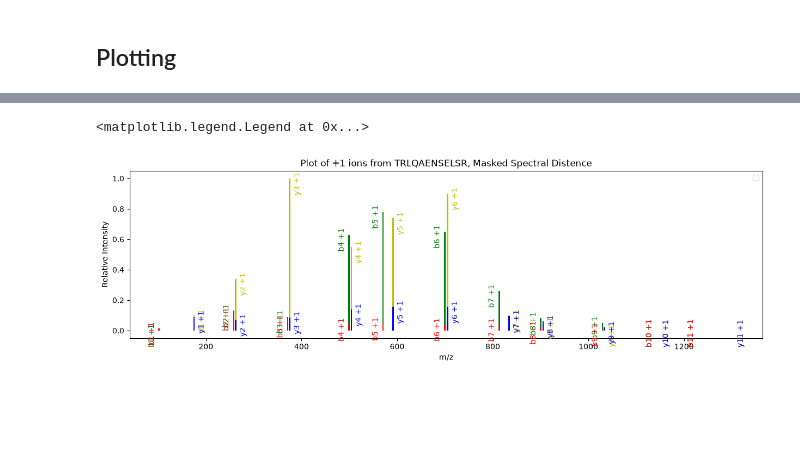
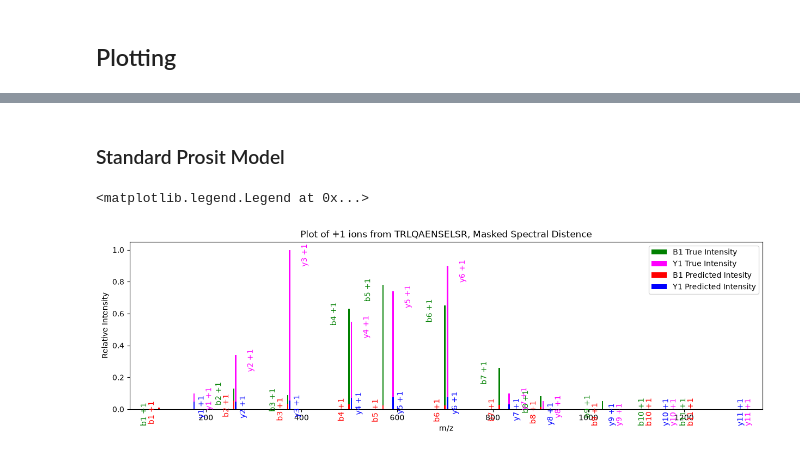
Before and after one commit to Saphcas/dlomix, a Jupyter notebook: notebooks/uncertainty_aware_plotting_examples/plotting_ua_vs_msd.ipynb, the cells around one changed output, grey strips where cells are left out. Saved outputs shown, nothing was run; the diff lists cells and outputs as text; code cells hidden in the pictures; blank space fills up the shorter version.

Commit message:
Improved on plot readability and added plotting of presence prediction

```diff
--- a/notebooks/uncertainty_aware_plotting_examples/plotting_ua_vs_msd.ipynb
+++ b/notebooks/uncertainty_aware_plotting_examples/plotting_ua_vs_msd.ipynb
@@ -582,9 +581,10 @@ MSD_mean = MSD_model(test_data)
 
 # Data formatting before plotting
 MSD_np_mean = MSD_mean.detach()
+negative = MSD_np_mean < 0
+MSD_np_mean[negative] = 0
 MSD_np_mean = MSD_np_mean.cpu().numpy().flatten()
 
-#MSD_np_true = torch.clone(test_data["intensities_raw"]).detach()
 MSD_np_true = torch.tensor(intensity_raw).detach()
 present = MSD_np_true > 0
 MSD_np_true[~present] = 0
@@ -636,13 +638,13 @@ for xi, yi, text, in zip(b1_mz, b1_ions_true, b1_point_labl):
         rotation = 'vertical', color = 'g'
     )
 
-plt.bar(y1_mz, y1_ions_true, width=3, color='y')
+plt.bar(y1_mz, y1_ions_true, width=3, color='magenta')
 for xi, yi, text, in zip(y1_mz, y1_ions_true, y1_point_labl):
     ax.annotate(
         text,
         xy = (xi, yi), xycoords='data',
         xytext = (5, -20), textcoords = 'offset points',
-        rotation = 'vertical', color = 'y'
+        rotation = 'vertical', color = 'magenta'
     )
 
 plt.legend()
@@ -656,26 +660,27 @@ plt.xlabel('m/z')
 plt.ylabel('Relative Intensity')
 plt.title(f'Plot of +1 ions from {sequence}, Uncertainy Aware')
 
-plt.bar(b1_mz, b1_ions_true, width=3, color='g')
+plt.bar(b1_mz, b1_ions_true, width=3, color='g', label='B1 True Intensity')
 for xi, yi, text, in zip(b1_mz, b1_ions_true, b1_point_labl):
     ax.annotate(
         text,
         xy = (xi, yi), xycoords='data',
-        xytext = (-15, -20), textcoords = 'offset points',
+        xytext = (-25, -20), textcoords = 'offset points',
         rotation = 'vertical', color = 'g'
     )
 
-plt.bar(y1_mz, y1_ions_true, width=3, color='y')
+plt.bar(y1_mz, y1_ions_true, width=3, color='magenta', label='Y1 True Intensity')
 for xi, yi, text, in zip(y1_mz, y1_ions_true, y1_point_labl):
     ax.annotate(
         text,
         xy = (xi, yi), xycoords='data',
-        xytext = (5, -20), textcoords = 'offset points',
-        rotation = 'vertical', color = 'y'
+        xytext = (15, -20), textcoords = 'offset points',
+        rotation = 'vertical', color = 'magenta'
     )
 
-plt.bar(b1_mz, b1_ions_mean, width=3, color='r')
-plt.errorbar(b1_mz, b1_ions_mean, yerr=[b1_ions_var_lower, b1_ions_var], fmt='o', color='black')
+plt.bar(b1_mz, b1_ions_mean, width=3, color='r', label='B1 Predicted Intensity')
+eb_b = plt.errorbar(b1_mz, b1_ions_mean, yerr=[b1_ions_var_lower, b1_ions_var], color='black', fmt='o', alpha=0.7)
+eb_b[-1][0].set_linestyle('--')
 for xi, yi, text, in zip(b1_mz, b1_ions_mean, b1_point_labl):
     ax.annotate(
         text,
@@ -684,8 +689,9 @@ for xi, yi, text, in zip(b1_mz, b1_ions_mean, b1_point_labl):
         rotation = 'vertical', color = 'r'
     )
 
-plt.bar(y1_mz, y1_ions_mean, width=3, color='b')
-plt.errorbar(y1_mz, y1_ions_mean, yerr=[y1_ions_var_lower, y1_ions_var], fmt='o', color='black')
+plt.bar(y1_mz, y1_ions_mean, width=3, color='b', label='Y1 Predicted Intensity')
+eb_y = plt.errorbar(y1_mz, y1_ions_mean, yerr=[y1_ions_var_lower, y1_ions_var], color='black', fmt='o', alpha=0.7, label='Variance')
+eb_y[-1][0].set_linestyle('--')
 for xi, yi, text, in zip(y1_mz, y1_ions_mean, y1_point_labl):
     ax.annotate(
         text,
@@ -695,6 +701,5 @@ for xi, yi, text, in zip(y1_mz, y1_ions_mean, y1_point_labl):
     )
 
 plt.legend()
-#plt.bar(y_mz, y_ions_mean, color='b')
 # %% [output]
 <matplotlib.legend.Legend at 0x...>
@@ -702,3 +748,5 @@ plt.legend()
+# %% [markdown]
+### Standard Prosit Model
 # %%
 fig, ax = plt.subplots(figsize=(15,4))
 
@@ -706,44 +754,44 @@ plt.xlabel('m/z')
 plt.ylabel('Relative Intensity')
 plt.title(f'Plot of +1 ions from {sequence}, Masked Spectral Distence')
 
-plt.bar(b1_mz, b1_MSD_ions_true, width=3, color='g')
+plt.bar(b1_mz, b1_MSD_ions_true, width=3, color='g', label='B1 True Intensity')
 for xi, yi, text, in zip(b1_mz, b1_MSD_ions_true, b1_point_labl):
     ax.annotate(
         text,
         xy = (xi, yi), xycoords='data',
-        xytext = (-15, -20), textcoords = 'offset points',
+        xytext = (-25, -20), textcoords = 'offset points',
         rotation = 'vertical', color = 'g'
     )
 
-plt.bar(y1_mz, y1_MSD_ions_true, width=3, color='y')
+plt.bar(y1_mz, y1_MSD_ions_true, width=3, color='magenta', label='Y1 True Intensity')
 for xi, yi, text, in zip(y1_mz, y1_MSD_ions_true, y1_point_labl):
     ax.annotate(
         text,
         xy = (xi, yi), xycoords='data',
-        xytext = (5, -20), textcoords = 'offset points',
-        rotation = 'vertical', color = 'y'
+        xytext = (15, -20), textcoords = 'offset points',
+        rotation = 'vertical', color = 'magenta'
     )
 
-plt.bar(b1_mz, b1_MSD_ions_mean, width=3, color='r')
+plt.bar(b1_mz, b1_MSD_ions_mean, width=3, color='r', label='B1 Predicted Intesity')
 for xi, yi, text, in zip(b1_mz, b1_MSD_ions_mean, b1_point_labl):
     ax.annotate(
         text,
         xy = (xi, yi), xycoords='data',
         xytext = (-15, -20), textcoords = 'offset points',
         rotation = 'vertical', color = 'r'
     )
 
-plt.bar(y1_mz, y1_MSD_ions_mean, width=3, color='b')
+plt.bar(y1_mz, y1_MSD_ions_mean, width=3, color='b', label='Y1 Predicted Intensity')
 for xi, yi, text, in zip(y1_mz, y1_MSD_ions_mean, y1_point_labl):
     ax.annotate(
         text,
         xy = (xi, yi), xycoords='data',
         xytext = (5, -20), textcoords = 'offset points',
         rotation = 'vertical', color = 'b'
     )
 
 plt.legend()
 #plt.bar(y_mz, y_MSD_ions_mean, color='b')
 # %% [output]
 <matplotlib.legend.Legend at 0x...>
-[figure, old version]
+[figure, new version]
```
Also changed, not shown: parts of 10 cells of this notebook.
